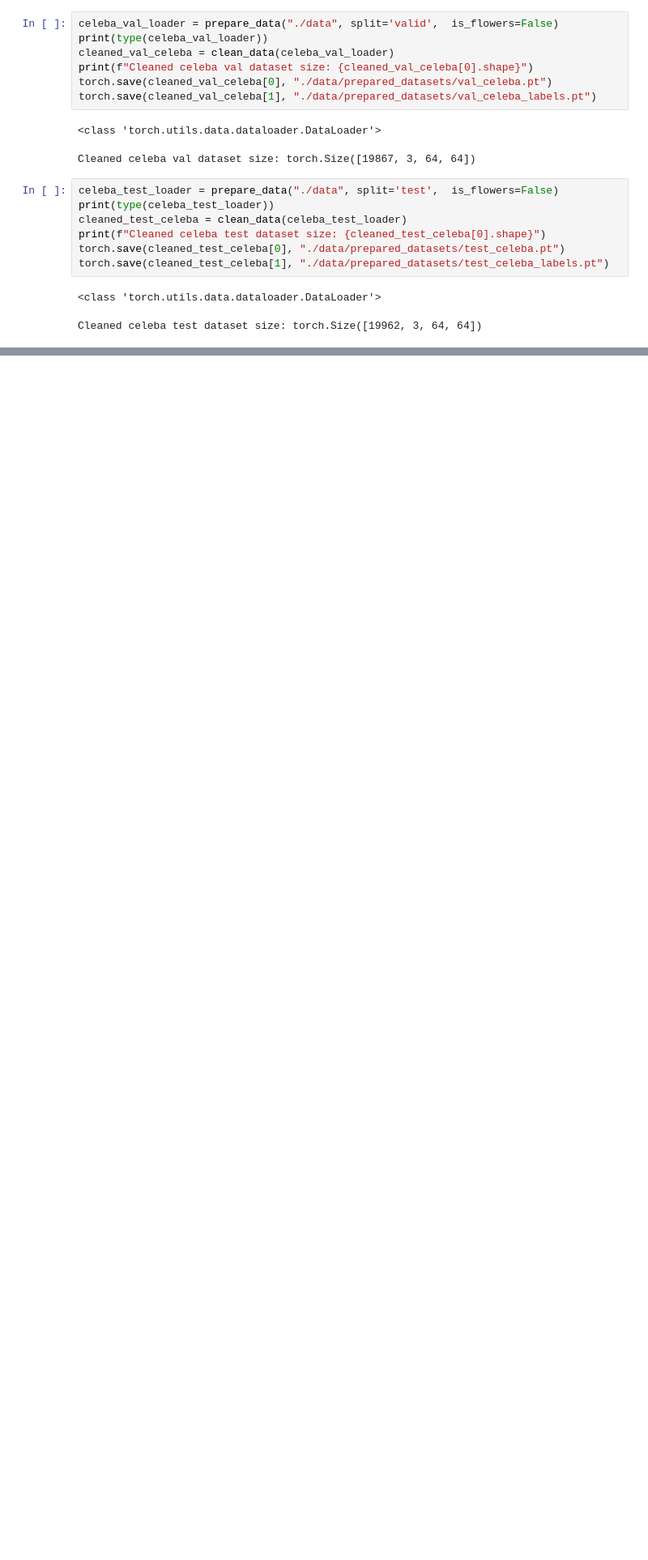
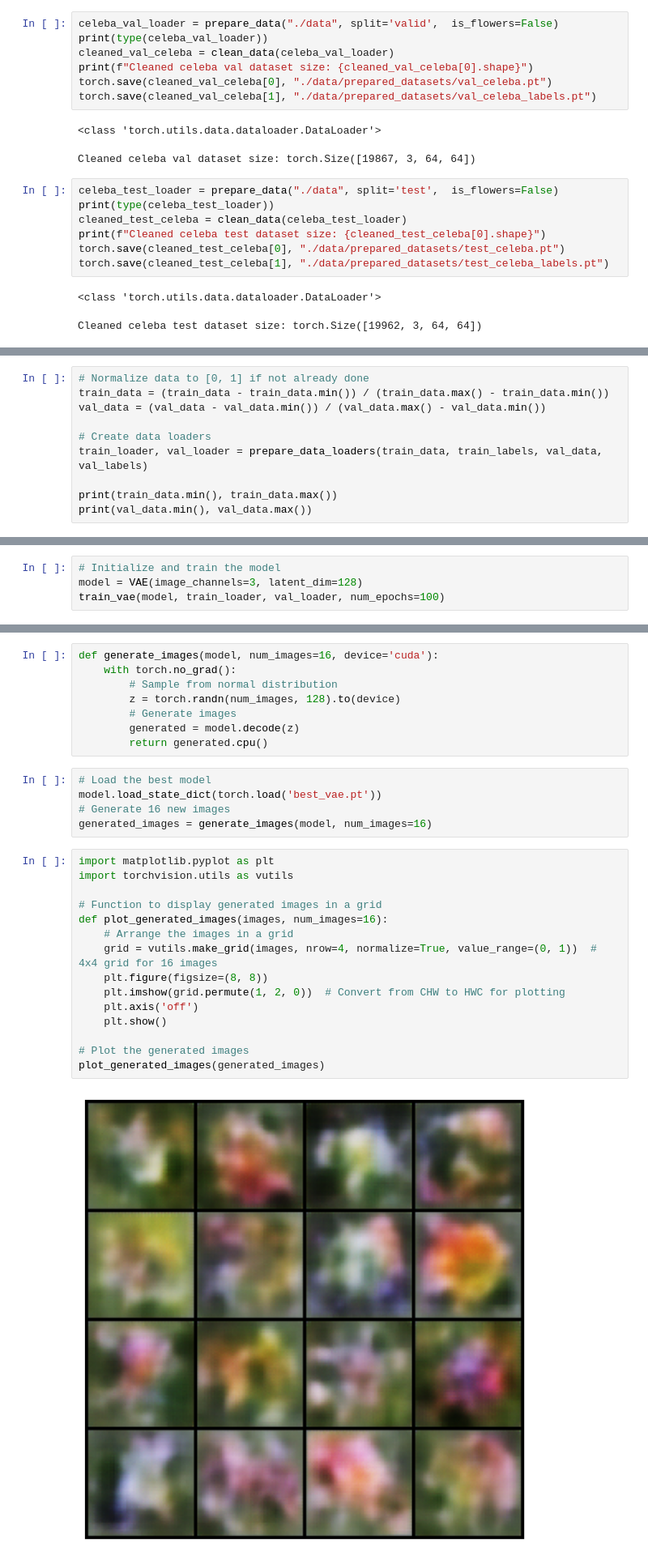
Before and after one commit to varsanyimate/diff_imgen, a Jupyter notebook: diffusion_model_pipeline.ipynb, the cells around one changed output, grey strips where cells are left out. Shown at 81% size. Drawn from its saved outputs; the diff is of its cells as text; blank space fills up the shorter version.

Commit message:
Baseline model and training on flowers

```diff
--- a/diffusion_model_pipeline.ipynb
+++ b/diffusion_model_pipeline.ipynb
@@ -350,0 +475,10 @@ Cleaned celeba test dataset size: torch.Size([19962, 3, 64, 64])
+# %%
+# Normalize data to [0, 1] if not already done
+train_data = (train_data - train_data.min()) / (train_data.max() - train_data.min())
+val_data = (val_data - val_data.min()) / (val_data.max() - val_data.min())
+
+# Create data loaders
+train_loader, val_loader = prepare_data_loaders(train_data, train_labels, val_data, val_labels)
+
+print(train_data.min(), train_data.max())
+print(val_data.min(), val_data.max())
@@ -350,0 +488,4 @@ Cleaned celeba test dataset size: torch.Size([19962, 3, 64, 64])
+# %%
+# Initialize and train the model
+model = VAE(image_channels=3, latent_dim=128)
+train_vae(model, train_loader, val_loader, num_epochs=100)
@@ -350,0 +510,30 @@ Cleaned celeba test dataset size: torch.Size([19962, 3, 64, 64])
+# %%
+def generate_images(model, num_images=16, device='cuda'):
+    with torch.no_grad():
+        # Sample from normal distribution
+        z = torch.randn(num_images, 128).to(device)
+        # Generate images
+        generated = model.decode(z)
+        return generated.cpu()
+# %%
+# Load the best model
+model.load_state_dict(torch.load('best_vae.pt'))
+# Generate 16 new images
+generated_images = generate_images(model, num_images=16)
+# %%
+import matplotlib.pyplot as plt
+import torchvision.utils as vutils
+
+# Function to display generated images in a grid
+def plot_generated_images(images, num_images=16):
+    # Arrange the images in a grid
+    grid = vutils.make_grid(images, nrow=4, normalize=True, value_range=(0, 1))  # 4x4 grid for 16 images
+    plt.figure(figsize=(8, 8))
+    plt.imshow(grid.permute(1, 2, 0))  # Convert from CHW to HWC for plotting
+    plt.axis('off')
+    plt.show()
+
+# Plot the generated images
+plot_generated_images(generated_images)
+# %% [output]
+[figure, added]
```
Also changed, not shown: parts of 7 cells of this notebook, 3 other files.
